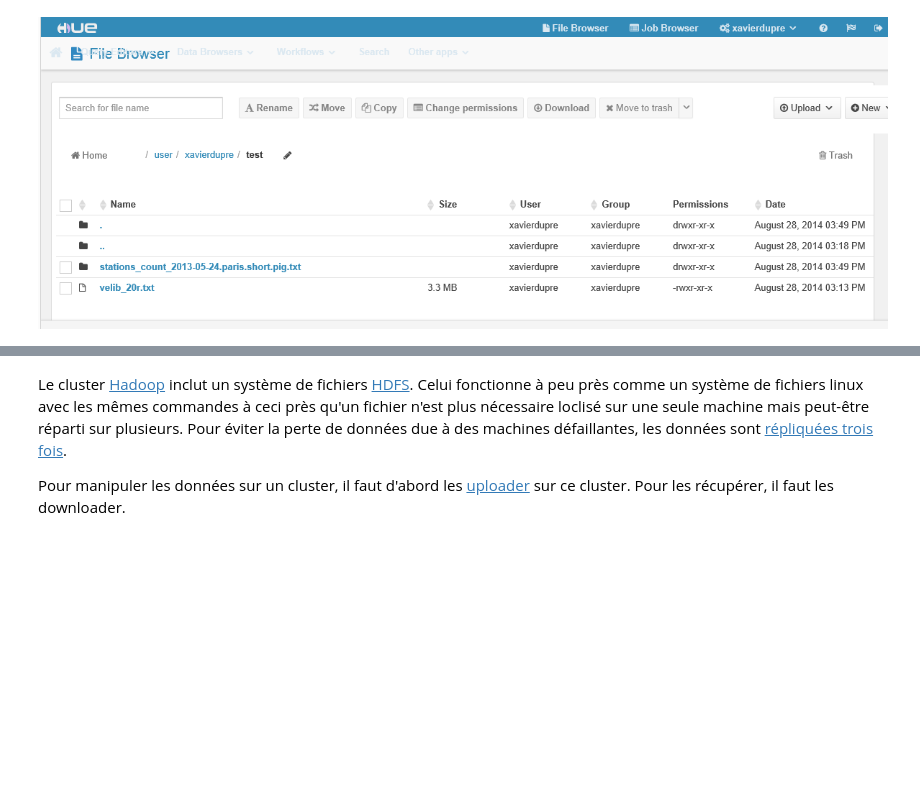
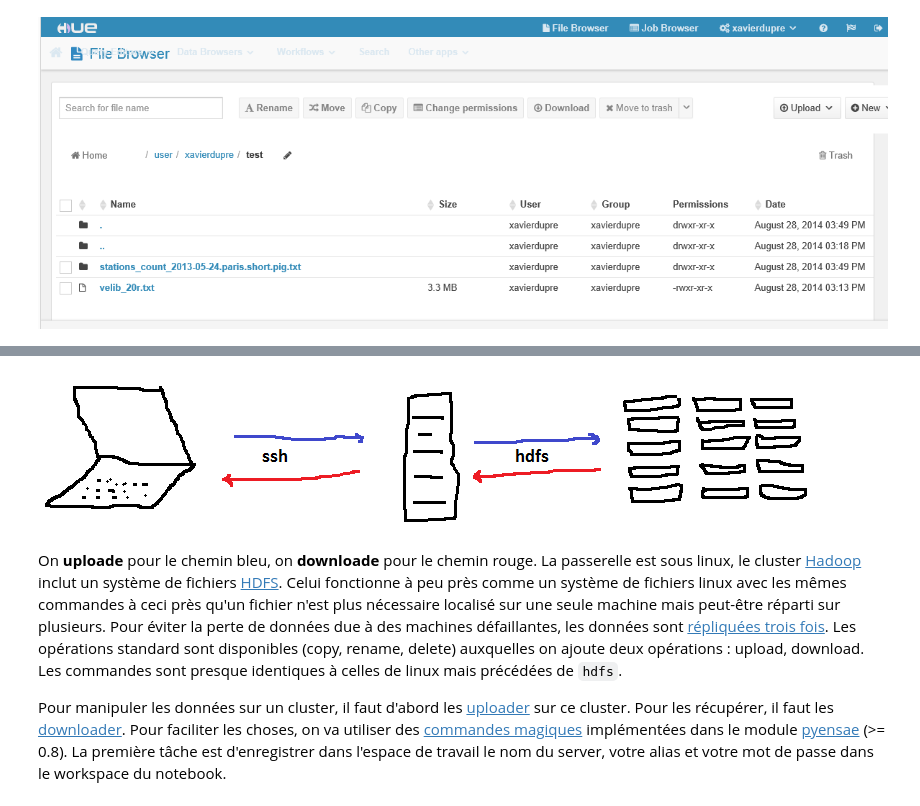
Before and after one commit to sdpython/ensae_teaching_cs, a Jupyter notebook: _doc/notebooks/td3a/td3a_cenonce_session6.ipynb, the cells around one changed output, grey strips where cells are left out. Cells and saved outputs as stored; diff of their text form; code cells hidden in the pictures; blank space fills up the shorter version.

```diff
--- a/_doc/notebooks/td3a/td3a_cenonce_session6.ipynb
+++ b/_doc/notebooks/td3a/td3a_cenonce_session6.ipynb
@@ -49,4 +66,9 @@ Image("hdfs1.png")
+# %%
+from IPython.core.display import Image
+Image("hdfspath.png")
+# %% [output]
+[figure, added]
 # %% [markdown]
-Le cluster [Hadoop](http://hadoop.apache.org/) inclut un système de fichiers [HDFS](http://hadoop.apache.org/docs/r1.2.1/hdfs_design.html). Celui fonctionne à peu près comme un système de fichiers linux avec les mêmes commandes à ceci près qu'un fichier n'est plus nécessaire loclisé sur une seule machine mais peut-être réparti sur plusieurs. Pour éviter la perte de données due à des machines défaillantes, les données sont [répliquées trois fois](http://www.bigdataplanet.info/2013/10/Hadoop-Tutorial-Part-3-Replication-and-Read-Operations-in-HDFS.html).
+On **uploade** pour le chemin bleu, on **downloade** pour le chemin rouge. La passerelle est sous linux, le cluster [Hadoop](http://hadoop.apache.org/) inclut un système de fichiers [HDFS](http://hadoop.apache.org/docs/r1.2.1/hdfs_design.html). Celui fonctionne à peu près comme un système de fichiers linux avec les mêmes commandes à ceci près qu'un fichier n'est plus nécessaire localisé sur une seule machine mais peut-être réparti sur plusieurs. Pour éviter la perte de données due à des machines défaillantes, les données sont [répliquées trois fois](http://www.bigdataplanet.info/2013/10/Hadoop-Tutorial-Part-3-Replication-and-Read-Operations-in-HDFS.html). Les opérations standard sont disponibles (copy, rename, delete) auxquelles on ajoute deux opérations : upload, download. Les commandes sont presque identiques à celles de linux mais précédées de ``hdfs``.
 
-Pour manipuler les données sur un cluster, il faut d'abord les [uploader](http://fr.wiktionary.org/wiki/uploader) sur ce cluster. Pour les récupérer, il faut les downloader.
+Pour manipuler les données sur un cluster, il faut d'abord les [uploader](http://fr.wiktionary.org/wiki/uploader) sur ce cluster. Pour les récupérer, il faut les [downloader](http://fr.wikipedia.org/wiki/T%C3%A9l%C3%A9chargement). Pour faciliter les choses, on va utiliser des [commandes magiques](http://ipython.org/ipython-doc/dev/interactive/magics.html?highlight=command) implémentées dans le module [pyensae](http://www.xavierdupre.fr/app/pyensae/helpsphinx/) (>= 0.8). La première tâche est d'enregistrer dans l'espace de travail le nom du server, votre alias et votre mot de passe dans le workspace du notebook.
```
Also changed, not shown: parts of 37 cells of this notebook, 2 other files.
